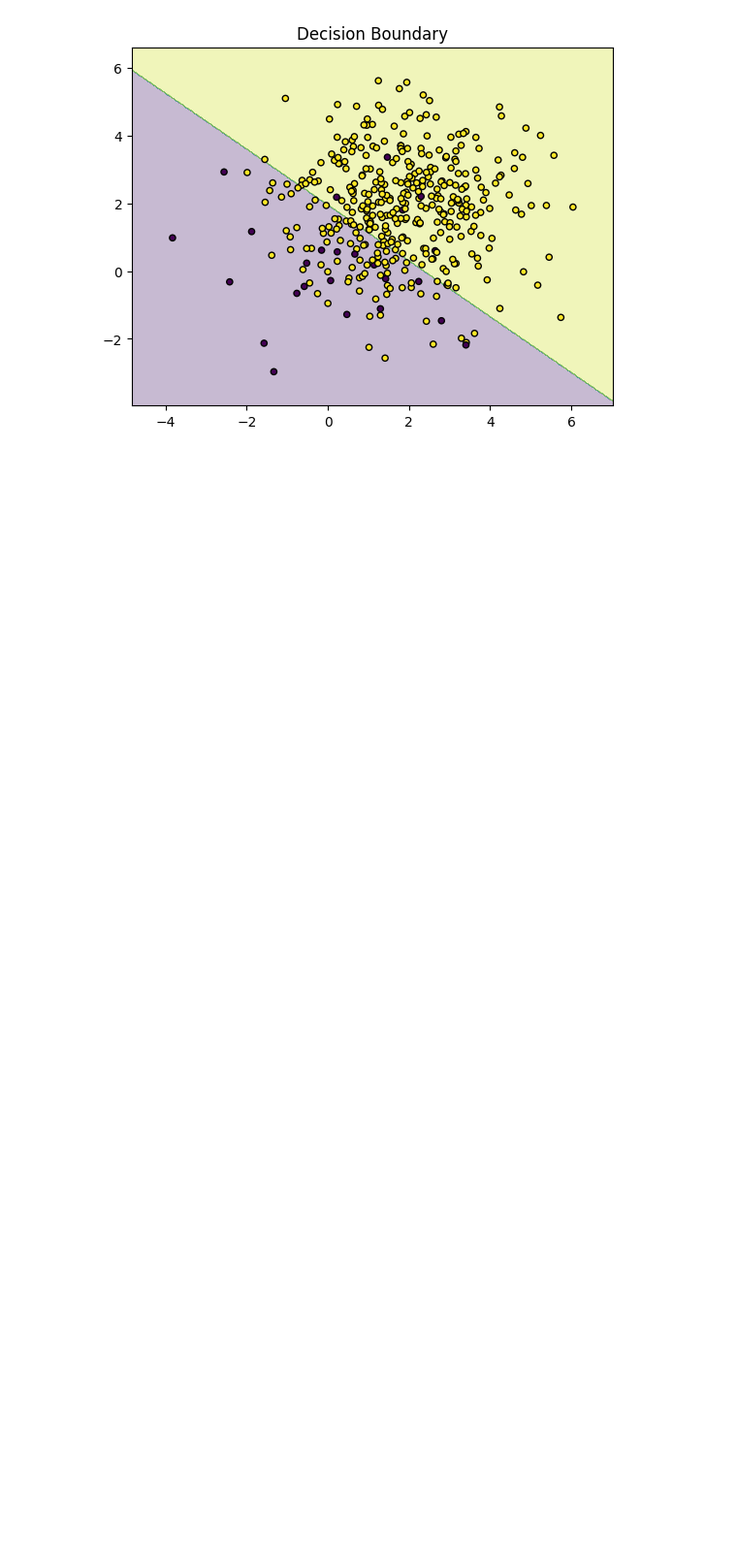
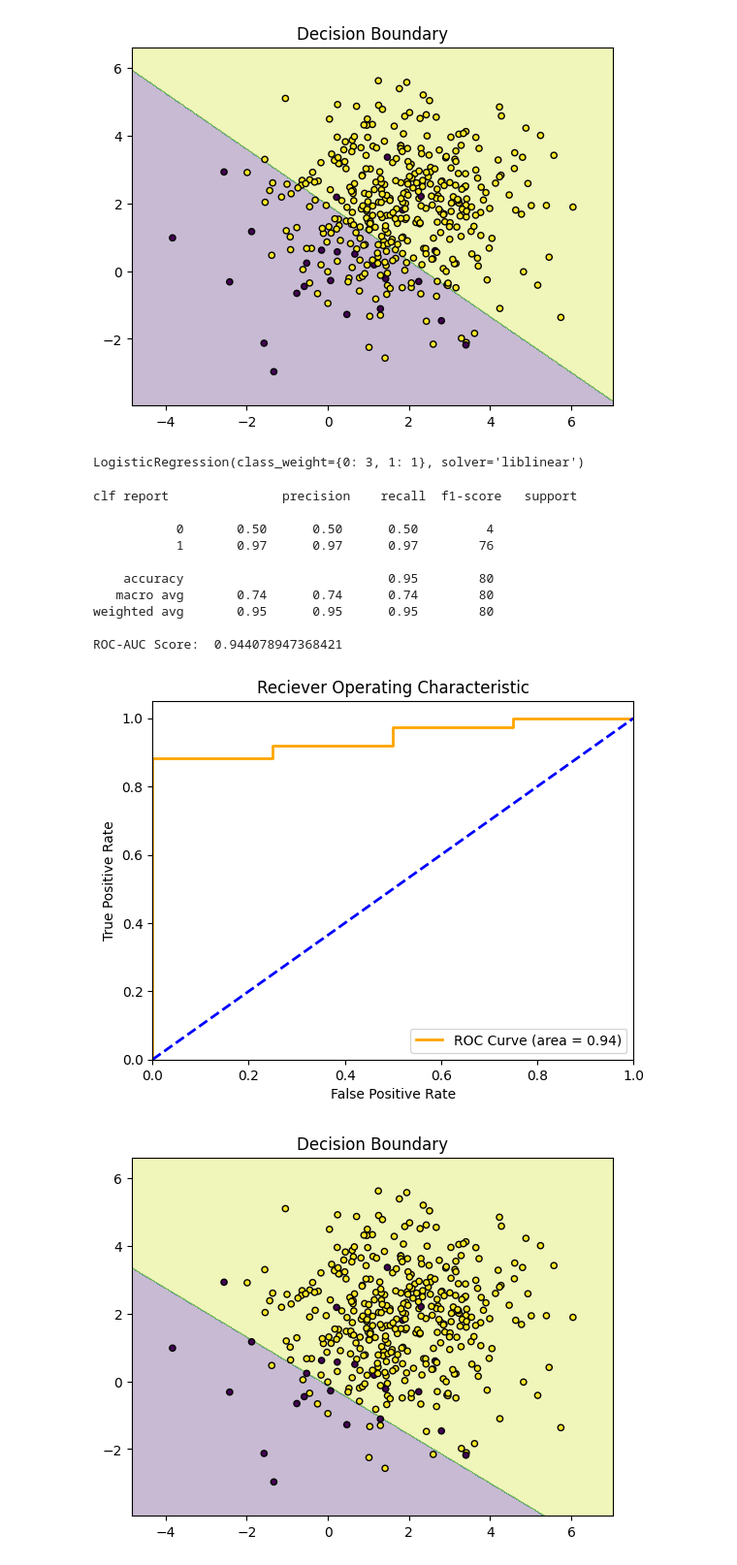
Before and after one commit to rudratailor1836/Machine-Learning, a Jupyter notebook: Imbalanced-Data/imbalanced-data.ipynb, the cells around one changed output. Shown at 97% size. Drawn from its saved outputs; the diff is of its cells as text; code cells hidden in the pictures; blank space fills up the shorter version.

```diff
--- a/Imbalanced-Data/imbalanced-data.ipynb
+++ b/Imbalanced-Data/imbalanced-data.ipynb
@@ -304,3 +304,49 @@ weighted avg       0.96      0.78      0.84        80
 ROC-AUC Score:  0.950657894736842
 [figure]
 [figure]
+# %%
+#  Class Weights
+
+X_train,X_test,y_train,y_test = tts(X,y,test_size=0.2,random_state=42)
+
+mdl = LogisticRegression(class_weight={0:3,1:1}, solver='liblinear')
+# %%
+mdl.fit(X_train,y_train)
+# %% [output]
+LogisticRegression(class_weight={0: 3, 1: 1}, solver='liblinear')
+# %%
+y_pred = mdl.predict(X_test)
+y_prob = mdl.predict_proba(X_test)[:,1]
+
+print("clf report", classification_report(y_test,y_pred))
+
+print("ROC-AUC Score: ", roc_auc_score(y_test,y_prob))
+
+# plotting ROC-AUC curve
+
+fpr, tpr, _ = roc_curve(y_test,y_prob)
+plt.figure()
+plt.plot(fpr,tpr, color='orange', lw=2,label= 'ROC Curve (area = %0.2f)' % roc_auc_score(y_test,y_prob))
+plt.plot([0,1],[0,1], color='blue', lw=2, linestyle='--')
+plt.xlim([0.0,1.0])
+plt.ylim([0.0,1.05])
+plt.xlabel("False Positive Rate")
+plt.ylabel("True Positive Rate")
+plt.legend(loc='lower right')
+plt.title("Reciever Operating Characteristic")
+plt.show()
+
+plot_decision_boundaries(X,y,mdl)
+# %% [output]
+clf report               precision    recall  f1-score   support
+
+           0       0.50      0.50      0.50         4
+           1       0.97      0.97      0.97        76
+
+    accuracy                           0.95        80
+   macro avg       0.74      0.74      0.74        80
+weighted avg       0.95      0.95      0.95        80
+
+ROC-AUC Score:  0.944078947368421
+[figure, added]
+[figure, added]
```
